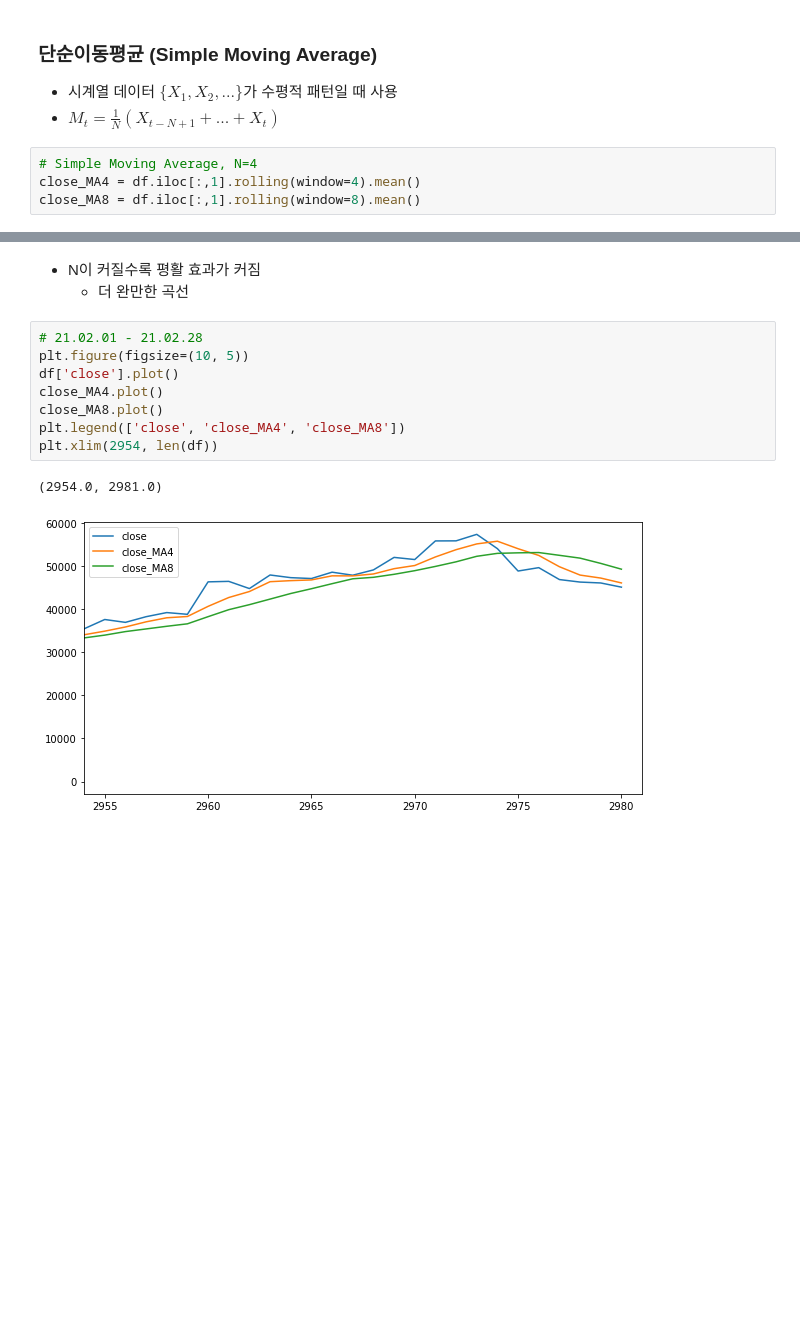
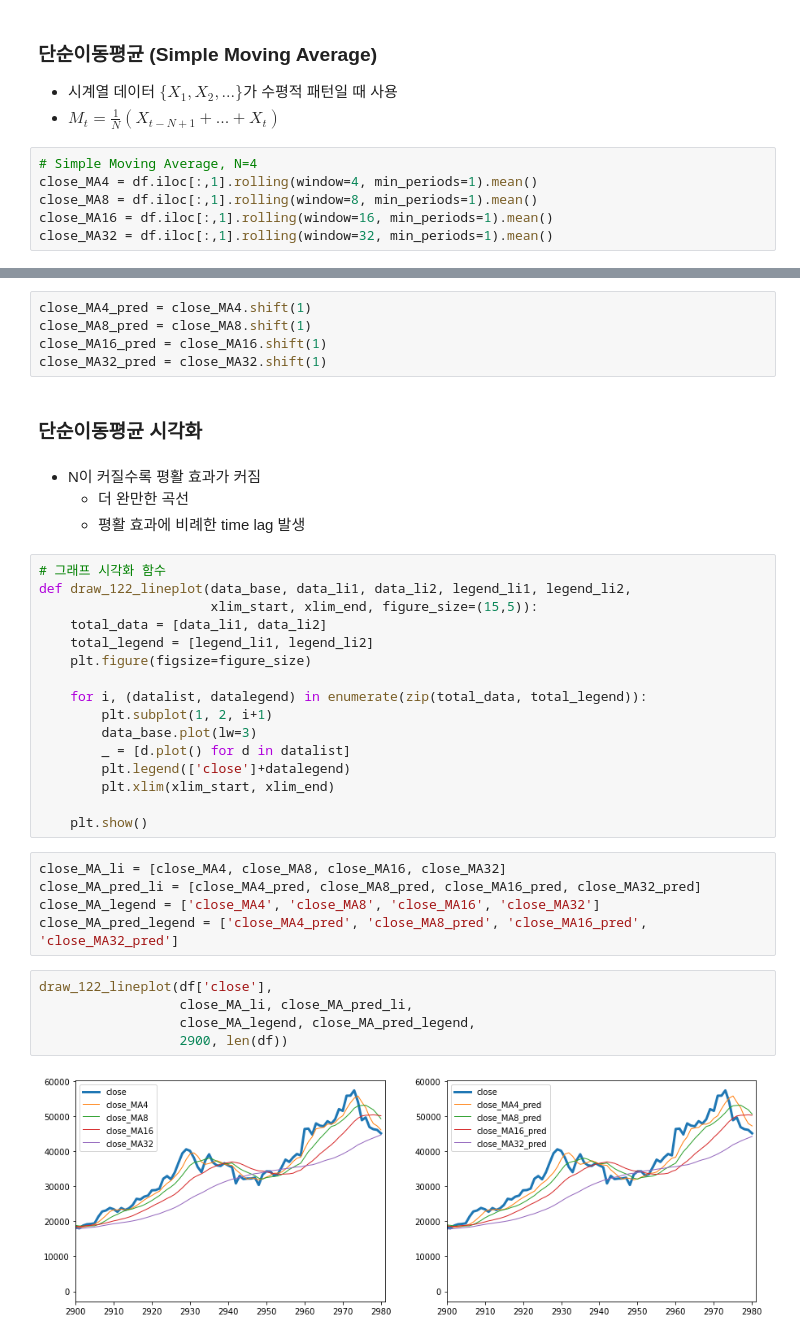
Before and after one commit to choigww/projects, a Jupyter notebook: bitcoin-price-prediction/02-Moving-Average.ipynb, the cells around one changed output, grey strips where cells are left out. Saved outputs shown, nothing was run; the diff lists cells and outputs as text; blank space fills up the shorter version.

```diff
--- a/bitcoin-price-prediction/02-Moving-Average.ipynb
+++ b/bitcoin-price-prediction/02-Moving-Average.ipynb
@@ -40,5 +28,7 @@ df.head()
 - $M_t = \frac{1}{N}(X_{t-N+1}+...+X_t)$
 # %%
 # Simple Moving Average, N=4
-close_MA4 = df.iloc[:,1].rolling(window=4).mean()
-close_MA8 = df.iloc[:,1].rolling(window=8).mean()
+close_MA4 = df.iloc[:,1].rolling(window=4, min_periods=1).mean()
+close_MA8 = df.iloc[:,1].rolling(window=8, min_periods=1).mean()
+close_MA16 = df.iloc[:,1].rolling(window=16, min_periods=1).mean()
+close_MA32 = df.iloc[:,1].rolling(window=32, min_periods=1).mean()
@@ -68,14 +41,39 @@ plt.legend(['close', 'close_MA4', 'close_MA8'])
+# %%
+close_MA4_pred = close_MA4.shift(1)
+close_MA8_pred = close_MA8.shift(1)
+close_MA16_pred = close_MA16.shift(1)
+close_MA32_pred = close_MA32.shift(1)
+# %% [markdown]
+### 단순이동평균 시각화
 # %% [markdown]
 * N이 커질수록 평활 효과가 커짐
     - 더 완만한 곡선
+    - 평활 효과에 비례한 time lag 발생
-# %%
-# 21.02.01 - 21.02.28
-plt.figure(figsize=(10, 5))
-df['close'].plot()
-close_MA4.plot()
-close_MA8.plot()
-plt.legend(['close', 'close_MA4', 'close_MA8'])
-plt.xlim(2954, len(df))
-# %% [output]
-(2954.0, 2981.0)
-[figure, removed]
+# %%
+# 그래프 시각화 함수
+def draw_122_lineplot(data_base, data_li1, data_li2, legend_li1, legend_li2,
+                      xlim_start, xlim_end, figure_size=(15,5)):
+    total_data = [data_li1, data_li2]
+    total_legend = [legend_li1, legend_li2]
+    plt.figure(figsize=figure_size)
+
+    for i, (datalist, datalegend) in enumerate(zip(total_data, total_legend)):
+        plt.subplot(1, 2, i+1)
+        data_base.plot(lw=3)
+        _ = [d.plot() for d in datalist]
+        plt.legend(['close']+datalegend)
+        plt.xlim(xlim_start, xlim_end)
+
+    plt.show()
+# %%
+close_MA_li = [close_MA4, close_MA8, close_MA16, close_MA32]
+close_MA_pred_li = [close_MA4_pred, close_MA8_pred, close_MA16_pred, close_MA32_pred]
+close_MA_legend = ['close_MA4', 'close_MA8', 'close_MA16', 'close_MA32']
+close_MA_pred_legend = ['close_MA4_pred', 'close_MA8_pred', 'close_MA16_pred', 'close_MA32_pred']
+# %%
+draw_122_lineplot(df['close'],
+                  close_MA_li, close_MA_pred_li,
+                  close_MA_legend, close_MA_pred_legend,
+                  2900, len(df))
+# %% [output]
+[figure, added]
```
Also changed, not shown: parts of 41 cells of this notebook, 8 other files.
